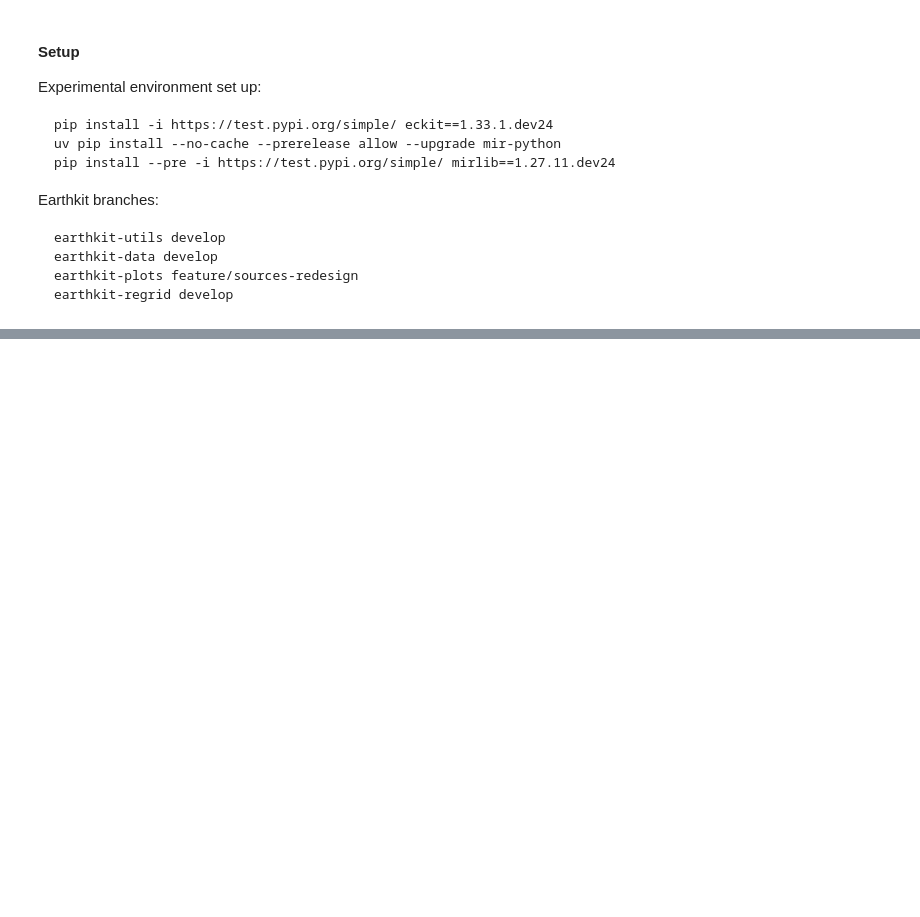
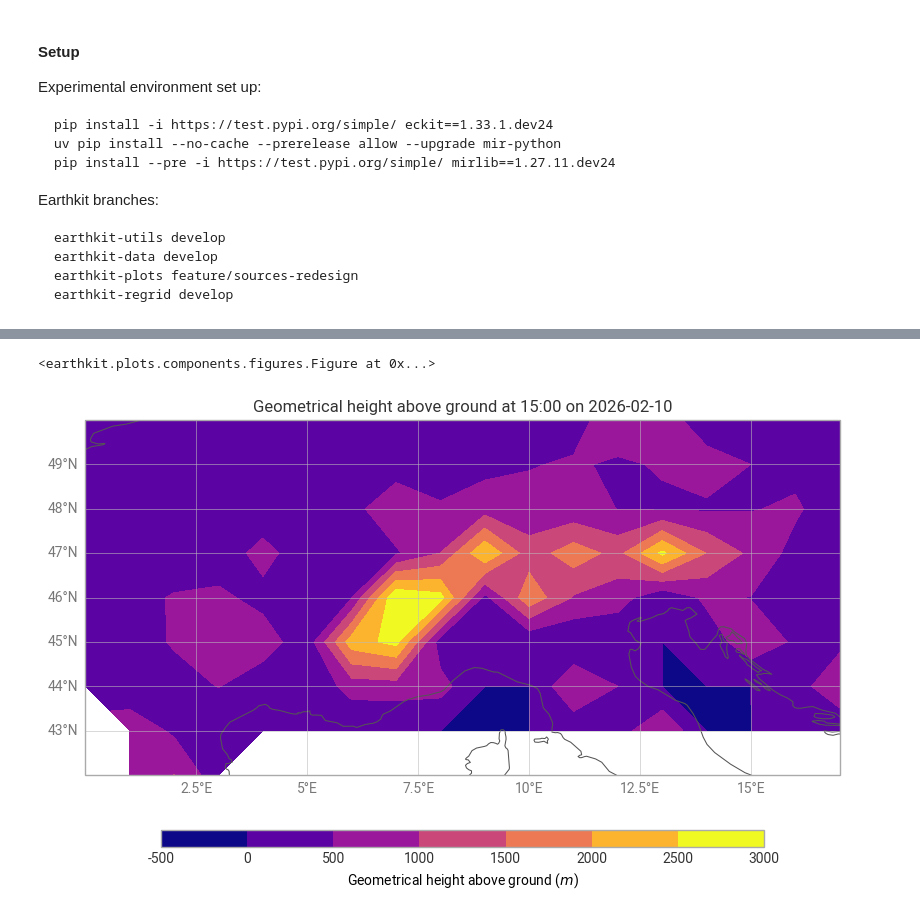
Before and after one commit to MeteoSwiss/nwp-fdb-polytope-demo, a Jupyter notebook: examples/Polytope/work_with_data_native_grid.ipynb, the cells around one changed output, grey strips where cells are left out. Drawn from its saved outputs; the diff is of its cells as text; code cells hidden in the pictures; blank space fills up the shorter version.

```diff
--- a/examples/Polytope/work_with_data_native_grid.ipynb
+++ b/examples/Polytope/work_with_data_native_grid.ipynb
@@ -31,0 +103,2 @@ ModuleNotFoundError: No module named 'earthkit'
+# %%
+f_ll = ek.regrid.regrid(f, grid=[1,1])
@@ -31,0 +126,5 @@ ModuleNotFoundError: No module named 'earthkit'
+# %%
+ek.plots.quickplot(f_ll)
+# %% [output]
+<earthkit.plots.components.figures.Figure at 0x...>
+[figure, added]
```
Also changed, not shown: parts of 14 cells of this notebook, 3 other files.
